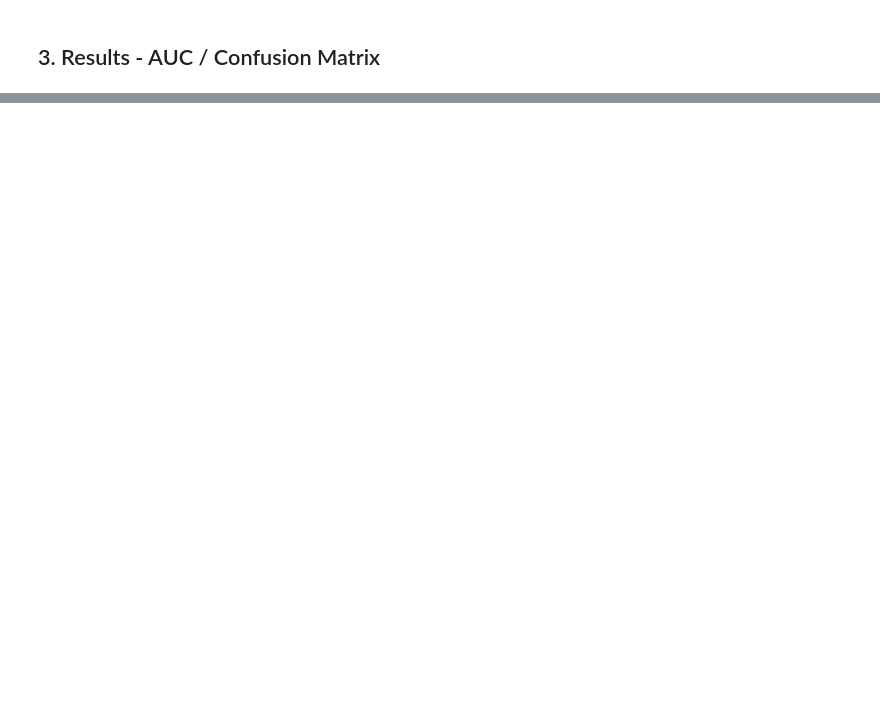
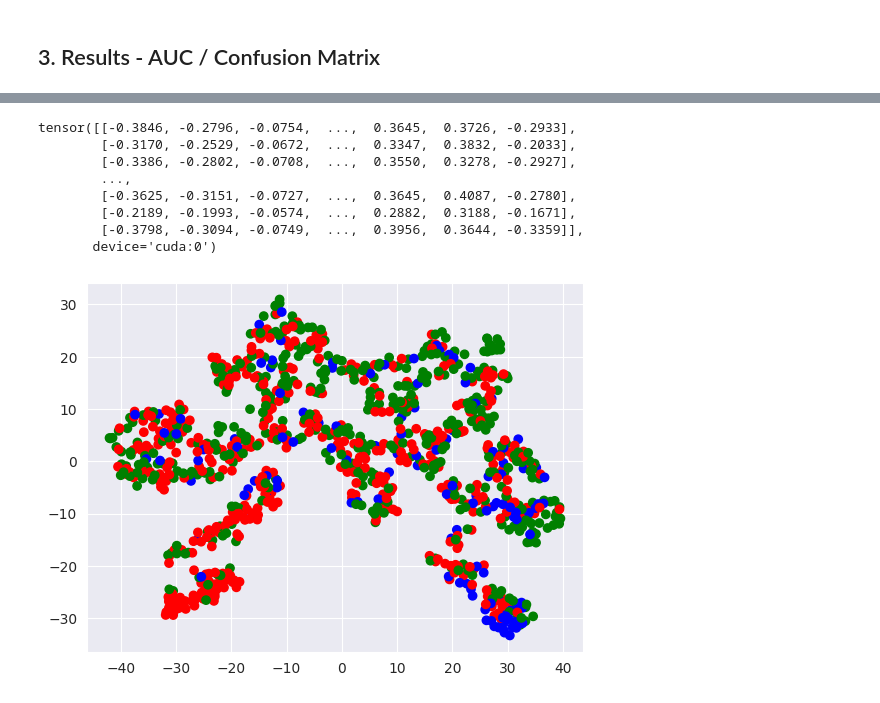
Before and after one commit to TeamHeKA/neurovasc, a Jupyter notebook: notebooks/Graphs/1.transe_node_pred.ipynb, the cells around one changed output, grey strips where cells are left out. Cells and saved outputs as stored; diff of their text form; code cells hidden in the pictures; blank space fills up the shorter version.

```diff
--- a/notebooks/Graphs/1.transe_node_pred.ipynb
+++ b/notebooks/Graphs/1.transe_node_pred.ipynb
@@ -188,0 +203,34 @@ Name: count, dtype: int64
+# %%
+# TSNE visualization of Conv2 layer.
+activation = {}
+def get_activation(name):
+    def hook(model, input, output):
+        activation[name] = output.detach()
+    return hook
+
+model.linear_relu_stack[3].register_forward_hook(get_activation('Linear'))
+output = model(patient_embedding)
+out = activation['Linear']
+print(out)
+
+out_patient = output.detach().cpu().numpy()
+
+from sklearn.manifold import TSNE
+import matplotlib.pyplot as plt
+
+tsne = TSNE(n_components=2, perplexity=30) # perplexity 5 ~ 50
+patient_tsne = tsne.fit_transform(out_patient)
+
+colors = [['g', 'r', 'b'][i] for i in y]
+plt.scatter(patient_tsne[:,0], patient_tsne[:,1], c=colors)
+plt.show()
+# %% [output]
+tensor([[-0.3846, -0.2796, -0.0754,  ...,  0.3645,  0.3726, -0.2933],
+        [-0.3170, -0.2529, -0.0672,  ...,  0.3347,  0.3832, -0.2033],
+        [-0.3386, -0.2802, -0.0708,  ...,  0.3550,  0.3278, -0.2927],
+        ...,
+        [-0.3625, -0.3151, -0.0727,  ...,  0.3645,  0.4087, -0.2780],
+        [-0.2189, -0.1993, -0.0574,  ...,  0.2882,  0.3188, -0.1671],
+        [-0.3798, -0.3094, -0.0749,  ...,  0.3956,  0.3644, -0.3359]],
+       device='cuda:0')
+[figure, added]
```
Also changed, not shown: parts of 7 cells of this notebook, 3 other files.
